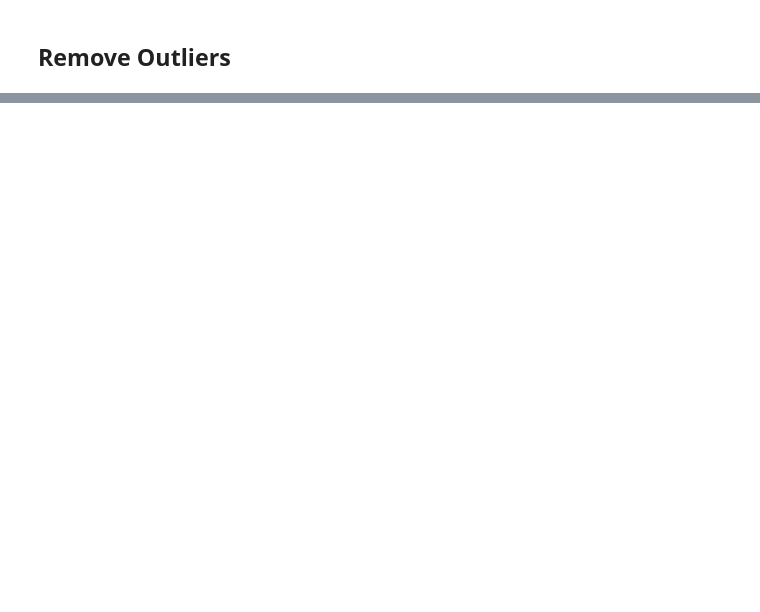
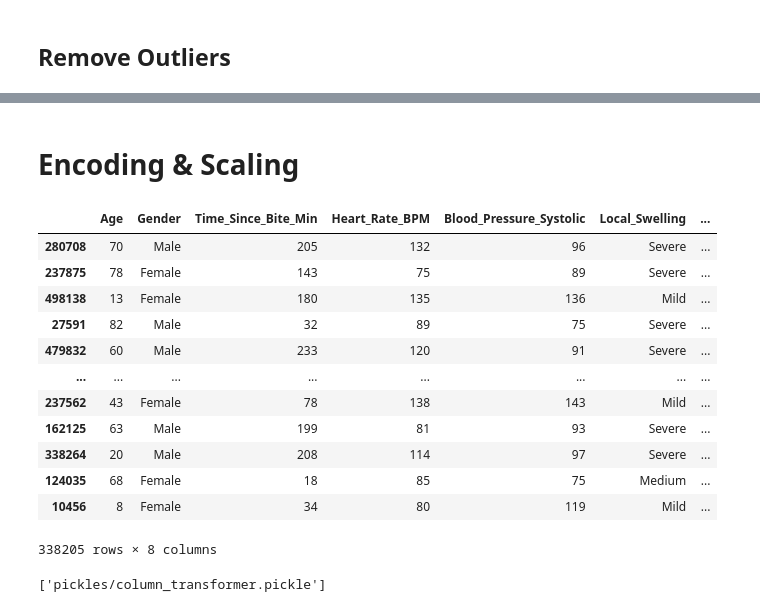
Before and after one commit to arashKhanDeveloper/ML-SVM-Venom-Source-Prediction, a Jupyter notebook: notebook.ipynb, the cells around one changed output, grey strips where cells are left out. Saved outputs shown, nothing was run; the diff lists cells and outputs as text; code cells hidden in the pictures; blank space fills up the shorter version.

Commit message:
Encoding And Scaling

```diff
--- a/notebook.ipynb
+++ b/notebook.ipynb
@@ -252,0 +277,26 @@ df
+# %%
+X = df.iloc[:, :-1]
+y = df.iloc[:, -1]
+numeric_columns = df.select_dtypes(include=np.number).columns
+# %%
+from sklearn.model_selection import train_test_split
+
+X_train, X_test, y_train, y_test = train_test_split(X, y, test_size=0.2)
+# %% [markdown]
+<h1>Encoding & Scaling</h1>
+# %%
+X_train
+# %% [output]
+|  | Age | Gender | Time_Since_Bite_Min | Heart_Rate_BPM | Blood_Pressure_Systolic | Local_Swelling | ... |
+| 280708 | 70 | Male | 205 | 132 | 96 | Severe | ... |
+| 237875 | 78 | Female | 143 | 75 | 89 | Severe | ... |
+| 498138 | 13 | Female | 180 | 135 | 136 | Mild | ... |
+| 27591 | 82 | Male | 32 | 89 | 75 | Severe | ... |
+| 479832 | 60 | Male | 233 | 120 | 91 | Severe | ... |
+| ... | ... | ... | ... | ... | ... | ... | ... |
+| 237562 | 43 | Female | 78 | 138 | 143 | Mild | ... |
+| 162125 | 63 | Male | 199 | 81 | 93 | Severe | ... |
+| 338264 | 20 | Male | 208 | 114 | 97 | Severe | ... |
+| 124035 | 68 | Female | 18 | 85 | 75 | Medium | ... |
+| 10456 | 8 | Female | 34 | 80 | 119 | Mild | ... |
+338205 rows × 8 columns
@@ -252,0 +324,6 @@ df
+# %%
+X_train = ct.fit_transform(X_train)
+X_test = ct.transform(X_test)
+joblib.dump(ct, "pickles/column_transformer.pickle")
+# %% [output]
+['pickles/column_transformer.pickle']
```
Also changed, not shown: parts of 11 cells of this notebook, 1 other file.
